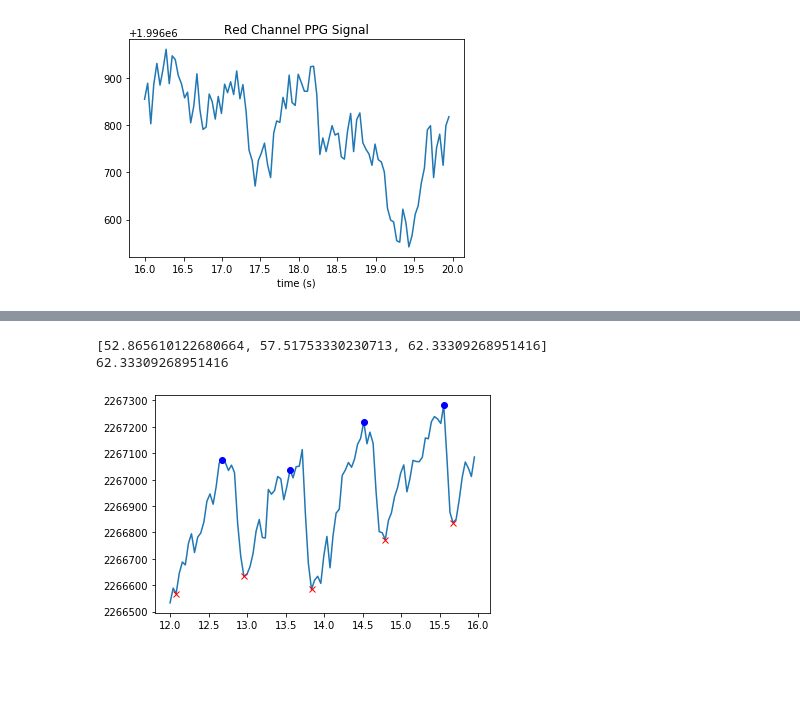
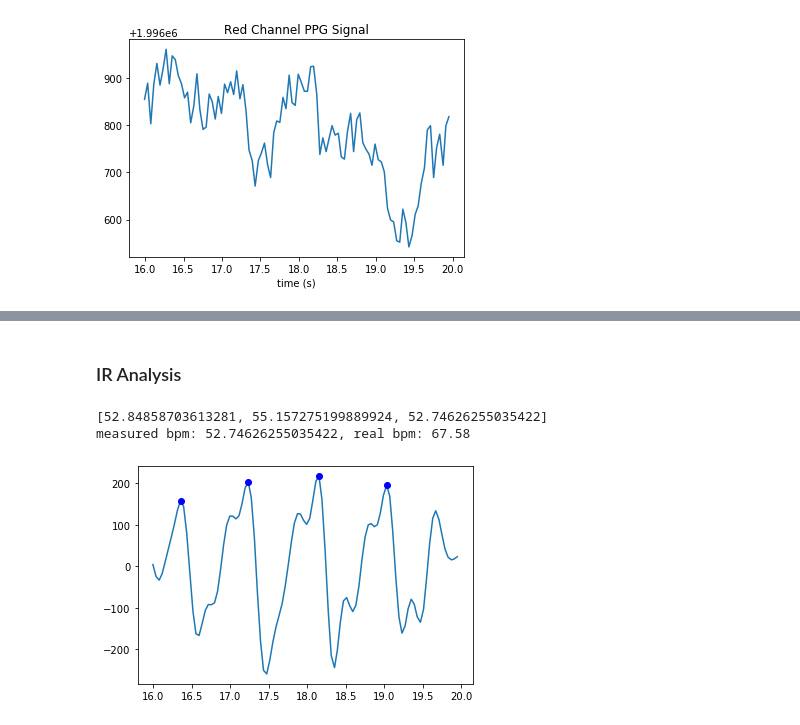
Before and after one commit to michaeljtang/PulseOx, a Jupyter notebook: processing/wrist_heartrate.ipynb, the cells around one changed output, grey strips where cells are left out. Saved outputs shown, nothing was run; the diff lists cells and outputs as text; code cells hidden in the pictures; blank space fills up the shorter version.

```diff
--- a/processing/wrist_heartrate.ipynb
+++ b/processing/wrist_heartrate.ipynb
@@ -1,8 +1,7 @@
 # %%
 import pandas as pd
 
-#df = pd.read_csv('data43.csv', index_col='time')
-df = pd.read_csv('data75.csv', index_col='time')
+df = pd.read_csv('data/trial1.csv', index_col='time')
 
 df = df.iloc[400:500]
 
@@ -52,32 +78,33 @@ sr
+# %% [markdown]
+### IR Analysis
 # %%
 from scipy import signal
 import numpy as np
 
 # doesn't give result I want when putting asa param for find_peaks -- not really sure why
 width = 60 / bpm
 
 dt = time / samples
 dist = width / dt
 # give room for error
 dist -= .1 * dist
 
-ir = df['Reflect: IR'].to_numpy()
+ir = filtered_ir
 inv_ir = -ir
-trough_idx, _ = signal.find_peaks(inv_ir, distance=dist)
 peak_idx, _ = signal.find_peaks(ir, distance=dist)
 
-plt.plot(df['Reflect: IR']);
-plt.plot(df.index[trough_idx], ir[trough_idx], 'rx');
+plt.plot(df.index, ir);
 plt.plot(df.index[peak_idx], ir[peak_idx], 'bo')
 
 periods = []
 for i in range(len(peak_idx) - 1):
     period = df.index[peak_idx[i + 1]] - df.index[peak_idx[i]]
     periods.append(period)
+
 print(list(map(lambda x: x * 60, periods)))
 avg_period = sum(periods) / len(periods)
-print(period * 60)
+print(f'measured bpm: {period * 60}, real bpm: {bpm}')
 # %% [output]
-[52.865610122680664, 57.51753330230713, 62.33309268951416]
-62.33309268951416
+[52.84858703613281, 55.157275199889924, 52.74626255035422]
+measured bpm: 52.74626255035422, real bpm: 67.58
-[figure, old version]
+[figure, new version]
```
Also changed, not shown: parts of 33 cells of this notebook.
